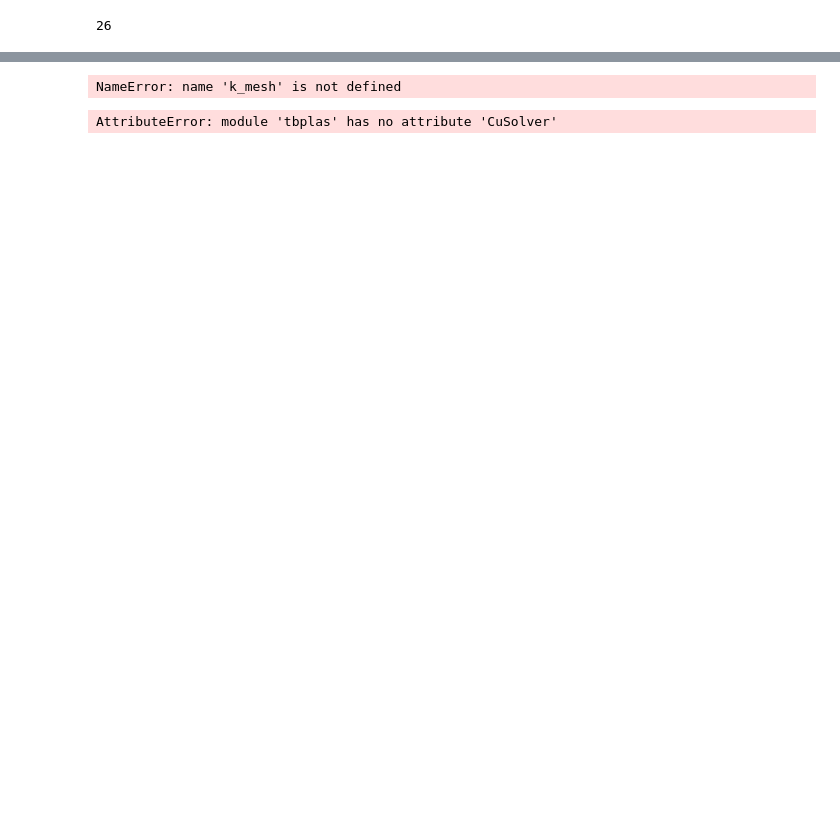
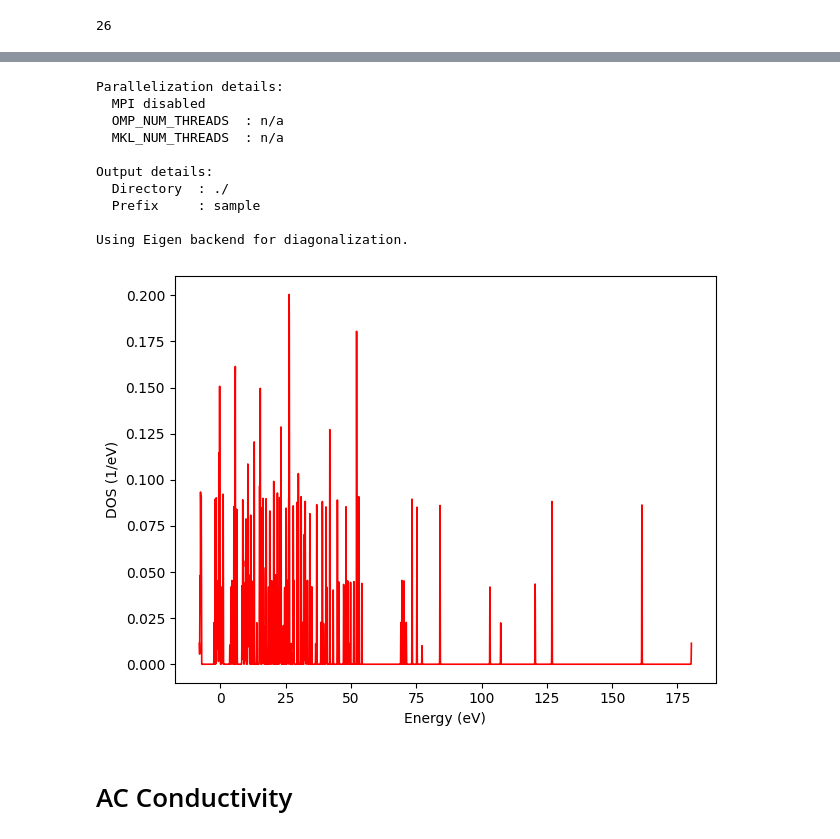
Before and after one commit to alapena/graph2mat4abn, a Jupyter notebook: tutorials/tbplas/tbplas_dos_withourdata.ipynb, the cells around one changed output, grey strips where cells are left out. Cells and saved outputs as stored; diff of their text form; code cells hidden in the pictures; blank space fills up the shorter version.

```diff
--- a/tutorials/tbplas/tbplas_dos_withourdata.ipynb
+++ b/tutorials/tbplas/tbplas_dos_withourdata.ipynb
@@ -412,30 +378,36 @@ Using Eigen backend for diagonalization.
 [figure]
-# %%
-k_mesh.shape
-# %% [output]
-NameError: name 'k_mesh' is not defined
 # %%
 # DOS
-n_ks=25
+n_ks=3
 k_mesh = tb.gen_kmesh((n_ks, n_ks, n_ks))  # Uniform meshgrid
 e_min = float(np.min(bands))
 e_max = float(np.max(bands))
 
 solver = tb.DiagSolver(cell, overlap)
 solver.config.k_points = k_mesh
 # solver.config.prefix = "graphene"
 solver.config.e_min = e_min
 solver.config.e_max = e_max
 timer = tb.Timer()
 timer.tic("dos")
 energies, dos = solver.calc_dos()
 timer.toc("dos")
 
 
 vis = tb.Visualizer()
 fig_dos = vis.plot_dos(energies, dos)
 # %% [output]
-AttributeError: module 'tbplas' has no attribute 'CuSolver'
+Parallelization details:
+  MPI disabled
+  OMP_NUM_THREADS  : n/a
+  MKL_NUM_THREADS  : n/a
+
+Output details:
+  Directory  : ./
+  Prefix     : sample
+
+Using Eigen backend for diagonalization.
+[figure, added]
 # %%
 import plotly.graph_objects as go
 from plotly.subplots import make_subplots
@@ -709,3 +681,5 @@ fig_dos = plot_dos(energies, dos, predicted_dos=None, filepath=None)
 # filepath = savedir_struct / f"{n_atoms}atm_{structure}_bandsdos.html"
 combine_band_and_dos(fig_bands, fig_dos, filepath=None)
 None
+# %% [markdown]
+# AC Conductivity
```
Also changed, not shown: parts of 5 cells of this notebook, 5 other files.
